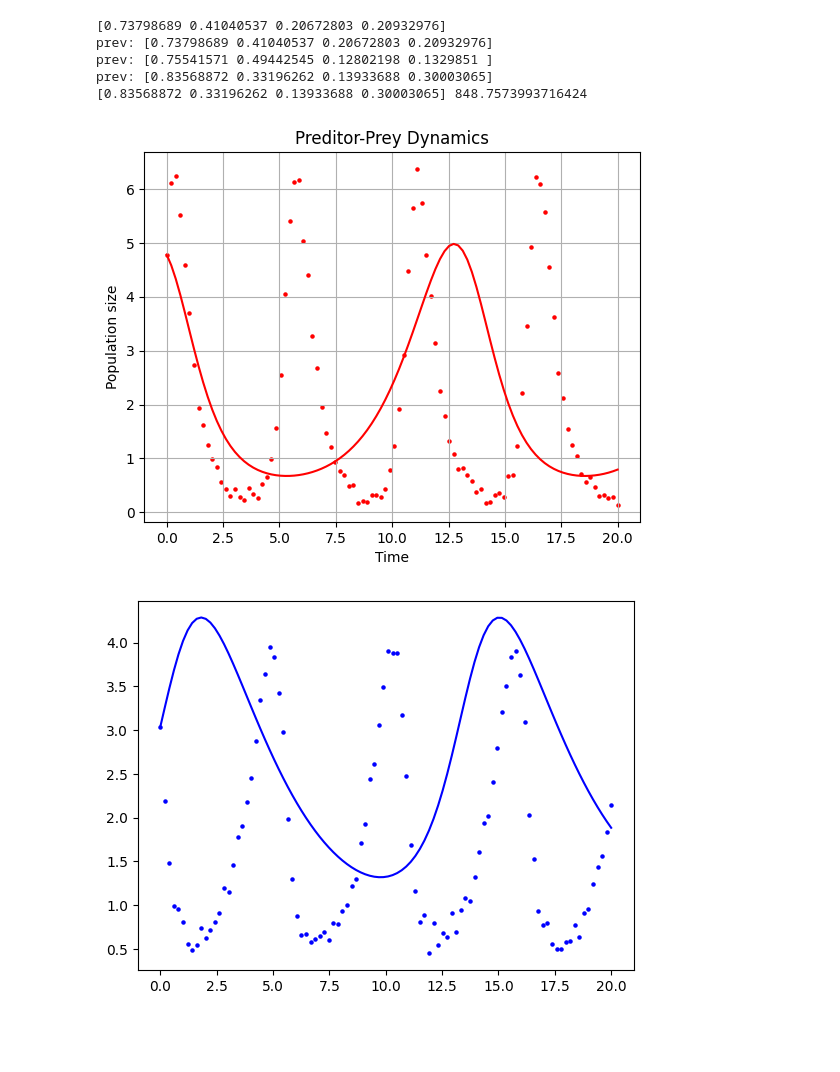
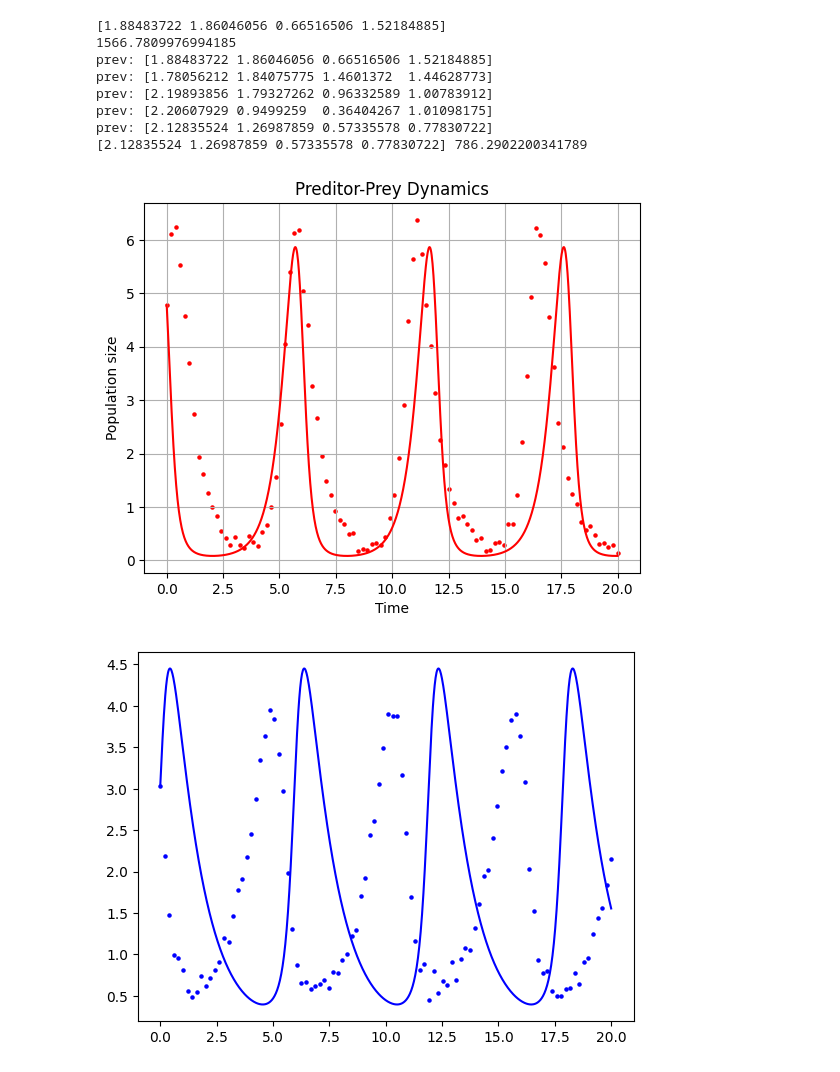
Before and after one commit to estherlb/stochastic_3, a Jupyter notebook: Reverse-Engineering Predator-Prey System/hillclimber.ipynb, the cells around one changed output. Drawn from its saved outputs; the diff is of its cells as text; code cells hidden in the pictures; blank space fills up the shorter version.

```diff
--- a/Reverse-Engineering Predator-Prey System/hillclimber.ipynb
+++ b/Reverse-Engineering Predator-Prey System/hillclimber.ipynb
@@ -26,11 +26,32 @@ def abs_residual(params,data):
     time = np.linspace(t[0],t[-1],len(t))
     model = odeint(lotka_volterra, y0, time, args=(params[0], params[1], params[2], params[3]))
     return np.linalg.norm(model - x_and_y)**2
+# %%
+def loss_function_res(params, data):
+    t_data = np.array(data['t'], dtype=float)
+    x = np.array(data['x'], dtype=float)
+    y = np.array(data['y'], dtype=float)
+    y0 = [x[0], y[0]]
+    t = np.linspace(t_data[0], t_data[-1], num=len(t_data))
+    output = odeint(lotka_volterra, y0, t, args=(params[0], params[1], params[2], params[3]))
+
+    loss = 0
+    for i in range(len(t)):
+        x_data = x[i]
+        x_model = output[i,0]
+
+        y_data = y[i]
+        y_model = output[i,1]
+
+        res = (x_data - x_model)**2 + (y_data - y_model)**2
+        loss += res
+    return loss
 # %%
 def hill_climber(data, initial_params, step_size, iterations):
     best_params = initial_params
     prev_params = best_params*2
-    best_loss = abs_residual(initial_params, data)
+    best_loss = loss_function_res(initial_params, data)
+    print(best_loss)
 
     while best_params.any != prev_params.any:
         prev_params = best_params
@@ -38,11 +59,14 @@ def hill_climber(data, initial_params, step_size, iterations):
         for i in range(iterations):
             init_par = initial_params
             # Generate a random perturbation to the parameters
-            perturbation = np.random.uniform(low=-step_size, high=step_size, size=len(initial_params))
-            new_params = init_par + perturbation
+            new_params = []
+            for param in init_par:
+                new_param = param + np.random.normal(0,step_size)
+                new_params.append(new_param)
 
+            new_params = np.array(new_params)
             # Calculate the loss for the new parameters
-            new_loss = abs_residual(new_params, data)
+            new_loss = loss_function_res(new_params, data)
 
             # Update if the new parameters give a better loss
             if new_loss < best_loss:
@@ -57,12 +81,12 @@ import random
 
 init_guess = []
 for i in range(4):
-    init_guess.append(random.uniform(0, 1))
+    init_guess.append(random.uniform(0, 5))
 
 init_guess = np.array(init_guess)
 print(init_guess)
-min_function = abs_residual
-step_size = 0.1
+min_function = loss_function_res
+step_size = 0.5
 iterations = 10
 data = df
 
@@ -70,36 +94,39 @@ params, loss = hill_climber(data, init_guess, step_size, iterations)
 
 print(params, loss)
 # %% [output]
-[0.73798689 0.41040537 0.20672803 0.20932976]
-prev: [0.73798689 0.41040537 0.20672803 0.20932976]
-prev: [0.75541571 0.49442545 0.12802198 0.1329851 ]
-prev: [0.83568872 0.33196262 0.13933688 0.30003065]
-[0.83568872 0.33196262 0.13933688 0.30003065] 848.7573993716424
+[1.88483722 1.86046056 0.66516506 1.52184885]
+1566.7809976994185
+prev: [1.88483722 1.86046056 0.66516506 1.52184885]
+prev: [1.78056212 1.84075775 1.4601372  1.44628773]
+prev: [2.19893856 1.79327262 0.96332589 1.00783912]
+prev: [2.20607929 0.9499259  0.36404267 1.01098175]
+prev: [2.12835524 1.26987859 0.57335578 0.77830722]
+[2.12835524 1.26987859 0.57335578 0.77830722] 786.2902200341789
 # %%
 alpha_sim = params[0]
 beta_sim = params[1]
 delta_sim = params[2]
 gamma_sim = params[3]
 
 y0 = [x[0], y[0]]
-t = np.linspace(t[0], t[-1], num=len(t))
+t = np.linspace(t[0], t[-1], num=1000)
 
 output = odeint(lotka_volterra, y0, t, args=(alpha_sim, beta_sim, delta_sim, gamma_sim))
 
 plt.title("Preditor-Prey Dynamics")
 plt.ylabel("Population size")
 plt.xlabel("Time")
 plt.grid()
 
 plt.plot(t,output[:,0], color="r")
 plt.scatter(df["t"], df["x"], color = 'r', s = 5, label = 'x (prey)')
 
 plt.show()
 
 plt.plot(t,output[:,1], color="b")
 plt.scatter(df["t"], df["y"], color = 'b', s = 5, label = 'x (predator)')
 
 plt.show()
 # %% [output]
-[figure, old version]
+[figure, new version]
-[figure, old version]
+[figure, new version]
```
Also changed, not shown: parts of 2 cells of this notebook, 1 other file.
